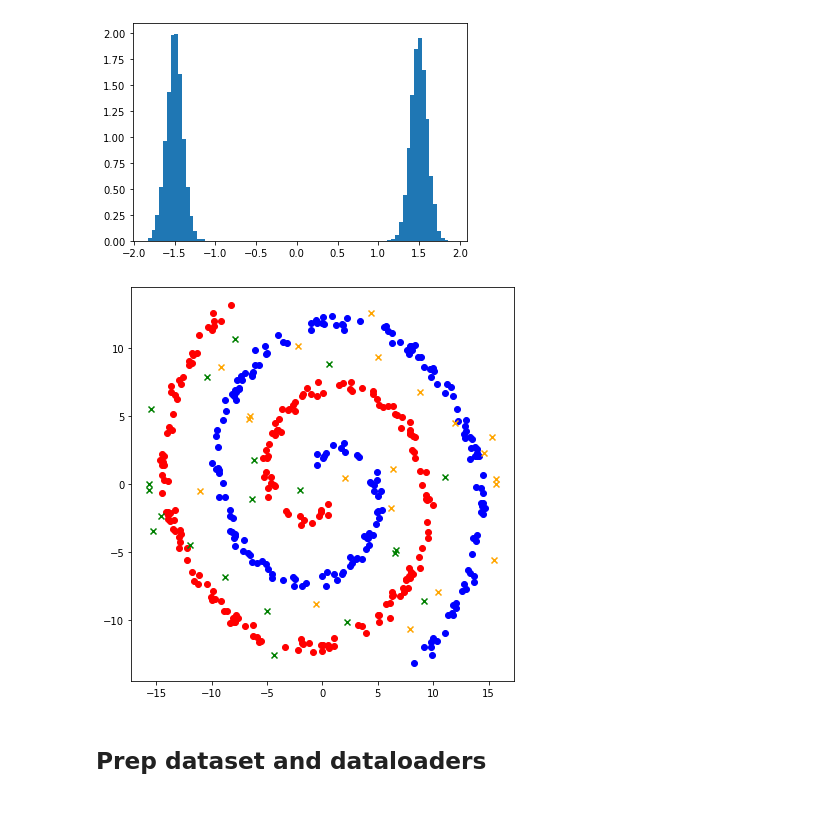
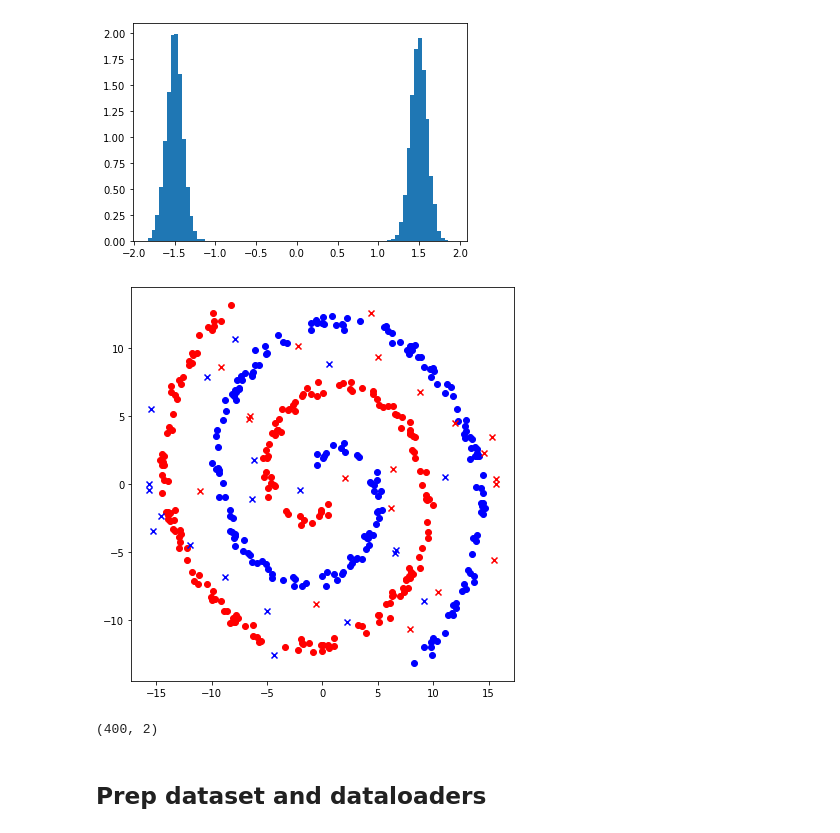
Before and after one commit to Burt360/loss-surfaces-in-data, a Jupyter notebook: swissroll.ipynb, the cells around one changed output. Saved outputs shown, nothing was run; the diff lists cells and outputs as text; code cells hidden in the pictures.

```diff
--- a/swissroll.ipynb
+++ b/swissroll.ipynb
@@ -95,25 +95,29 @@ plt.show()
 # %%
 # Get the two spirals and plot them, colored by classification.
 # I use twice as many points as Huang et al but (it seems) a little over
 # half the hidden the number of hidden dimensions.
 N = 200
 
 fig, ax = plt.subplots(1, 1, figsize=(6, 6))
 
+# Clean
 X, Y = twospirals(N, noise=0.5)
-
 ax.scatter(*X[Y == 0].T, color="blue")
 ax.scatter(*X[Y == 1].T, color="red")
 
-X, Y = twospirals(N//10, bimodal=(μ, σ))
-
-ax.scatter(*X[Y == 0].T, color="orange", marker='x')
-ax.scatter(*X[Y == 1].T, color="green", marker='x')
+# Poison
+Xp, Yp = twospirals(N//10, bimodal=(μ, σ))
+ax.scatter(*Xp[Yp == 0].T, color="red", marker='x')
+ax.scatter(*Xp[Yp == 1].T, color="blue", marker='x')
 
 fig.tight_layout()
 fig.show()
 # %% [output]
-[figure, old version]
+[figure, new version]
+# %%
+X.shape
+# %% [output]
+(400, 2)
 # %% [markdown]
 ## Prep dataset and dataloaders
 # %%
```
Also changed, not shown: parts of 5 cells of this notebook.
